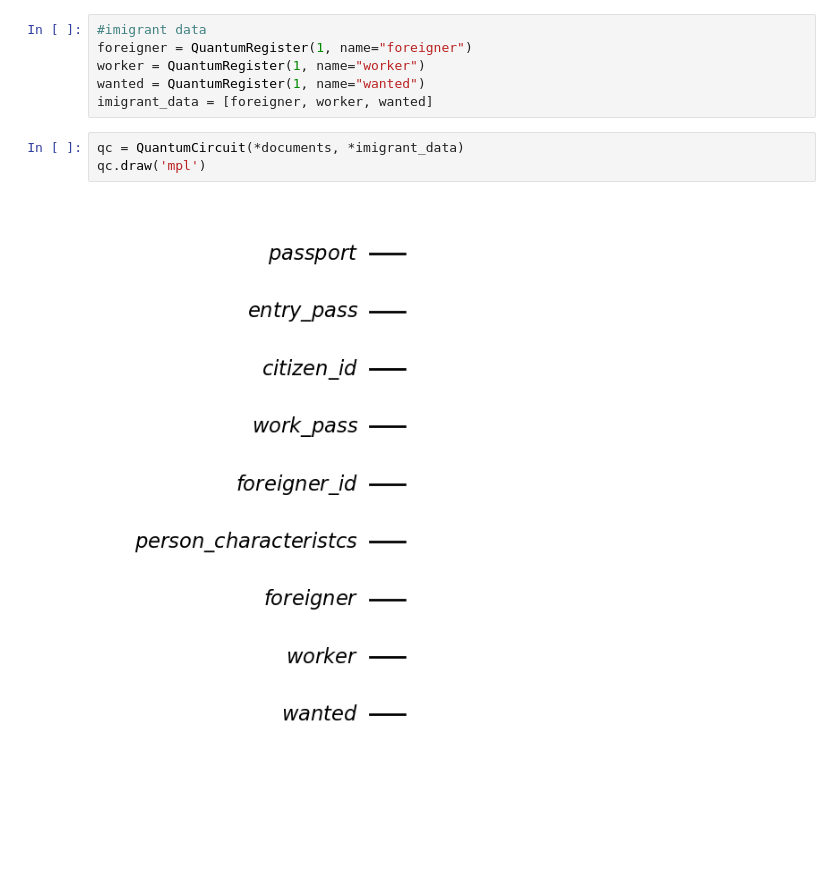
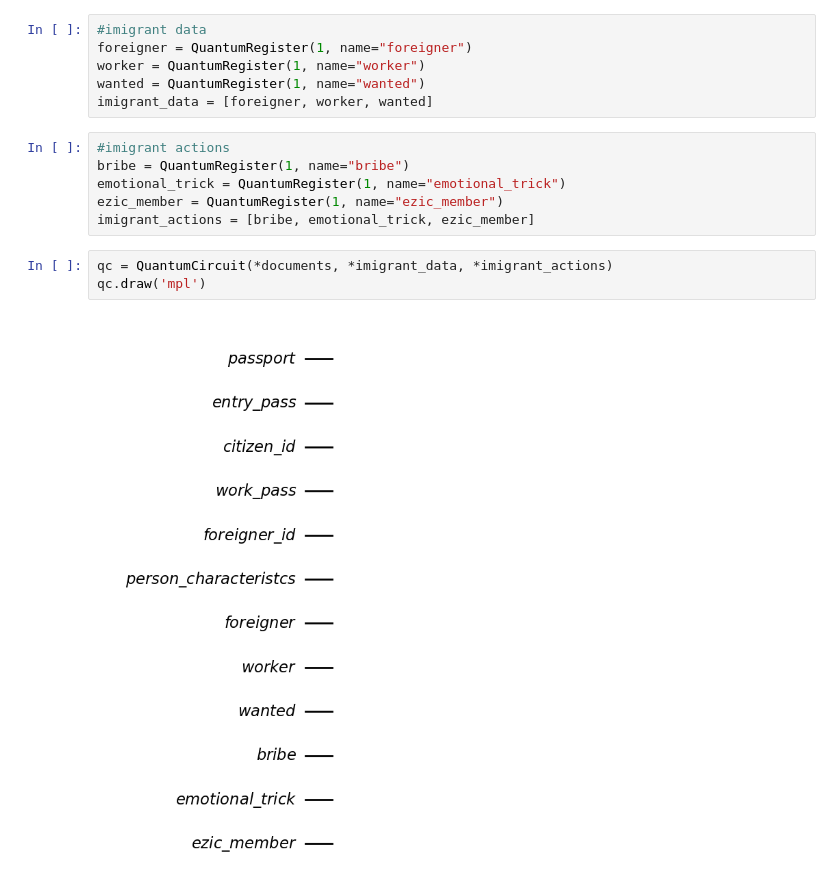
Before and after one commit to Dpbm/QPapersPlease, a Jupyter notebook: papers-please.ipynb, the cells around one changed output. Cells and saved outputs as stored; diff of their text form; blank space fills up the shorter version.

Commit message:
added imigrant actions

```diff
--- a/papers-please.ipynb
+++ b/papers-please.ipynb
@@ -26,8 +26,14 @@ foreigner = QuantumRegister(1, name="foreigner")
 worker = QuantumRegister(1, name="worker")
 wanted = QuantumRegister(1, name="wanted")
 imigrant_data = [foreigner, worker, wanted]
+# %%
+#imigrant actions
+bribe = QuantumRegister(1, name="bribe")
+emotional_trick = QuantumRegister(1, name="emotional_trick")
+ezic_member = QuantumRegister(1, name="ezic_member")
+imigrant_actions = [bribe, emotional_trick, ezic_member]
 # %%
-qc = QuantumCircuit(*documents, *imigrant_data)
+qc = QuantumCircuit(*documents, *imigrant_data, *imigrant_actions)
 qc.draw('mpl')
 # %% [output]
-[figure, old version]
+[figure, new version]
```
Also changed, not shown: parts of 1 cell of this notebook.
